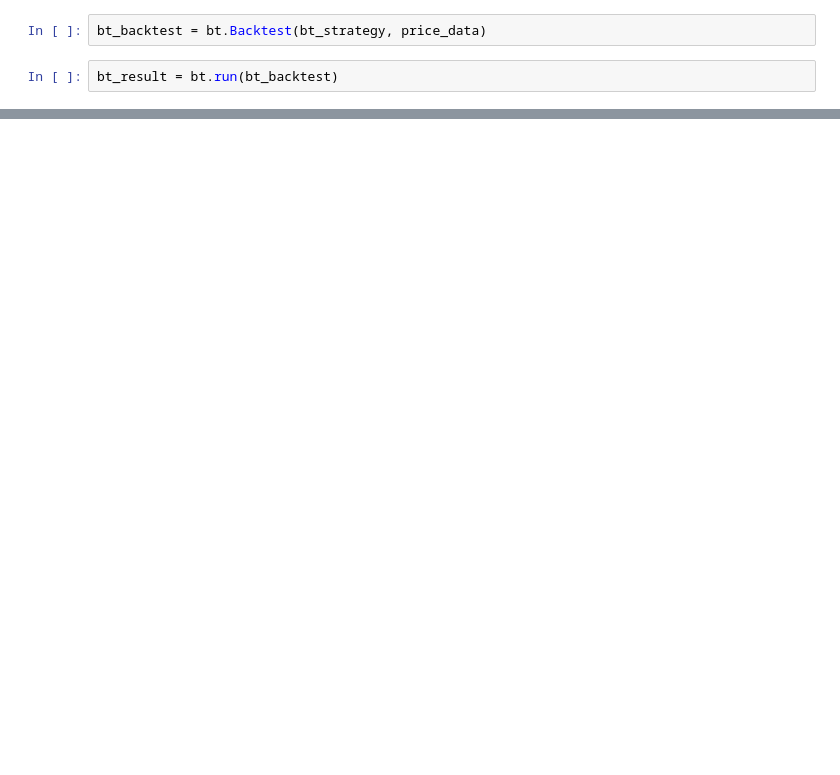
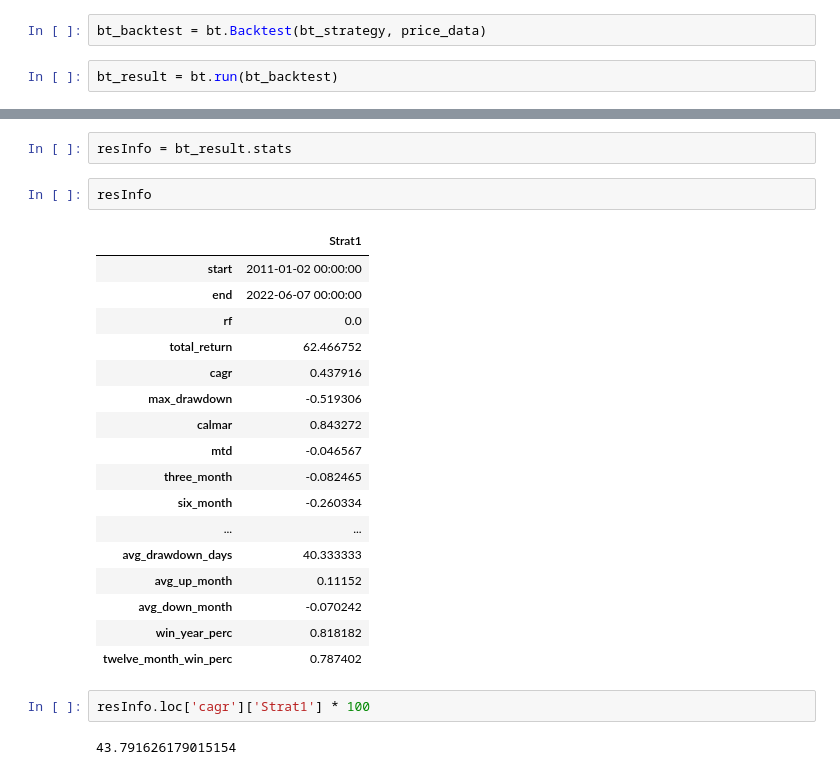
Before and after one commit to kartskri/FinancialTrading, a Jupyter notebook: class-work/bt-spy-agg.ipynb, the cells around one changed output, grey strips where cells are left out. Cells and saved outputs as stored; diff of their text form; blank space fills up the shorter version.

```diff
--- a/class-work/bt-spy-agg.ipynb
+++ b/class-work/bt-spy-agg.ipynb
@@ -56,0 +57,26 @@ bt_result.get_security_weights()
+# %%
+resInfo = bt_result.stats
+# %%
+resInfo
+# %% [output]
+|  | Strat1 |
+| start | 2011-01-02 00:00:00 |
+| end | 2022-06-07 00:00:00 |
+| rf | 0.0 |
+| total_return | 62.466752 |
+| cagr | 0.437916 |
+| max_drawdown | -0.519306 |
+| calmar | 0.843272 |
+| mtd | -0.046567 |
+| three_month | -0.082465 |
+| six_month | -0.260334 |
+| ... | ... |
+| avg_drawdown_days | 40.333333 |
+| avg_up_month | 0.11152 |
+| avg_down_month | -0.070242 |
+| win_year_perc | 0.818182 |
+| twelve_month_win_perc | 0.787402 |
+# %%
+resInfo.loc['cagr']['Strat1'] * 100
+# %% [output]
+43.791626179015154
```
Also changed, not shown: parts of 6 cells of this notebook, 3 other files.
